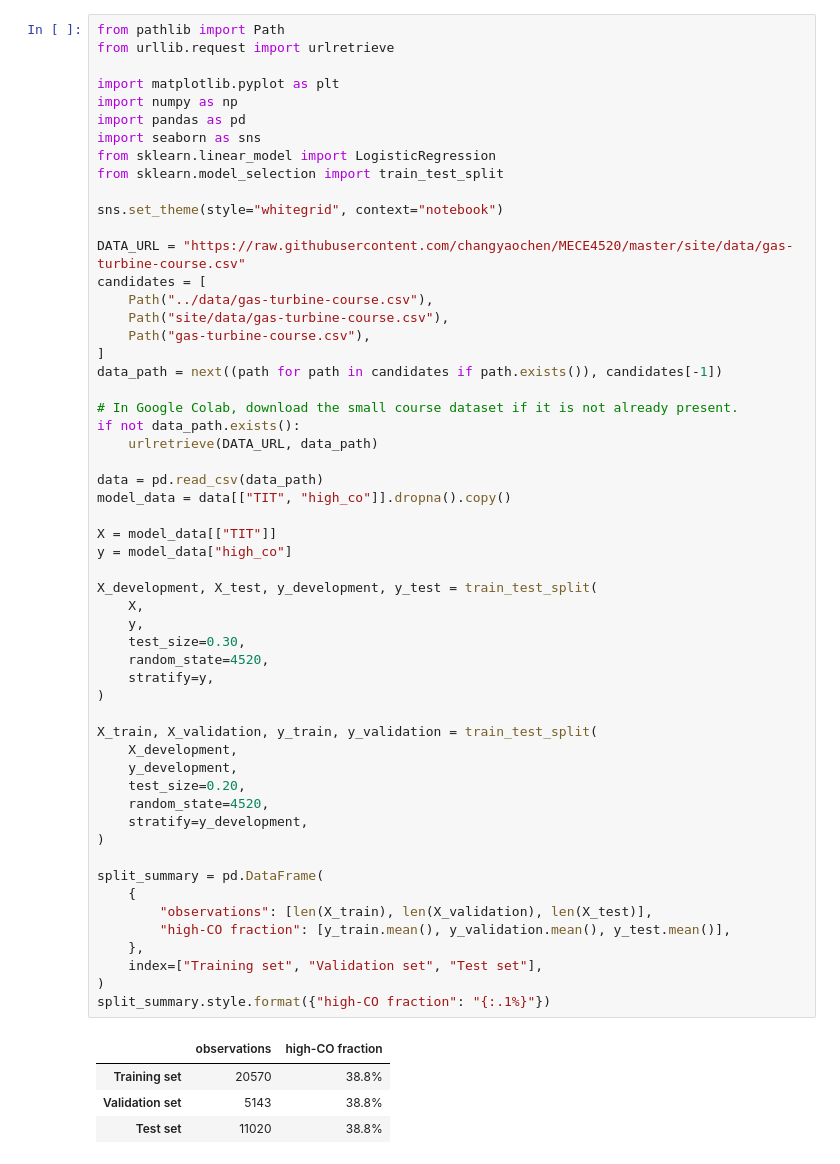
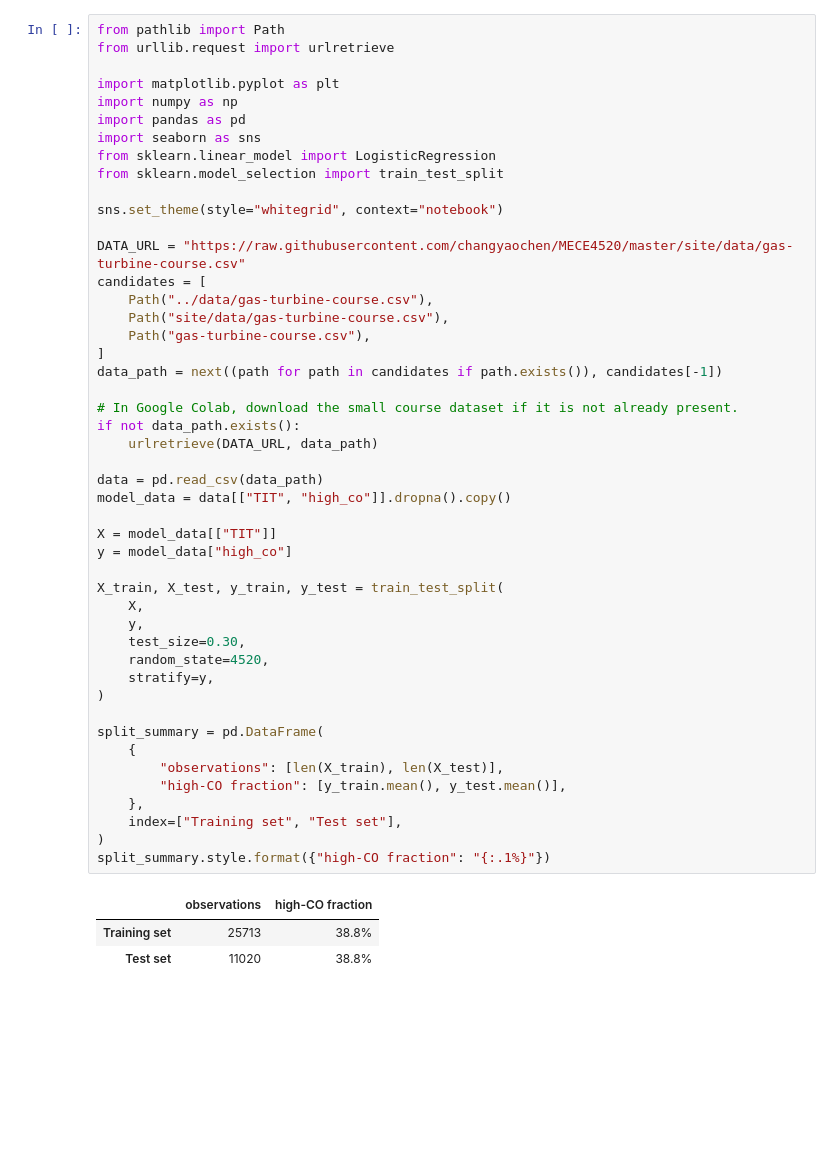
Before and after one commit to changyaochen/MECE4520, a Jupyter notebook: site/classification/03-classification-metrics.ipynb, the cells around one changed output. Drawn from its saved outputs; the diff is of its cells as text; blank space fills up the shorter version.

```diff
--- a/site/classification/03-classification-metrics.ipynb
+++ b/site/classification/03-classification-metrics.ipynb
@@ -30,47 +30,38 @@ candidates = [
     Path("../data/gas-turbine-course.csv"),
     Path("site/data/gas-turbine-course.csv"),
     Path("gas-turbine-course.csv"),
 ]
 data_path = next((path for path in candidates if path.exists()), candidates[-1])
 
 # In Google Colab, download the small course dataset if it is not already present.
 if not data_path.exists():
     urlretrieve(DATA_URL, data_path)
 
 data = pd.read_csv(data_path)
 model_data = data[["TIT", "high_co"]].dropna().copy()
 
 X = model_data[["TIT"]]
 y = model_data["high_co"]
 
-X_development, X_test, y_development, y_test = train_test_split(
+X_train, X_test, y_train, y_test = train_test_split(
     X,
     y,
     test_size=0.30,
     random_state=4520,
     stratify=y,
 )
 
-X_train, X_validation, y_train, y_validation = train_test_split(
-    X_development,
-    y_development,
-    test_size=0.20,
-    random_state=4520,
-    stratify=y_development,
-)
-
 split_summary = pd.DataFrame(
     {
-        "observations": [len(X_train), len(X_validation), len(X_test)],
-        "high-CO fraction": [y_train.mean(), y_validation.mean(), y_test.mean()],
+        "observations": [len(X_train), len(X_test)],
+        "high-CO fraction": [y_train.mean(), y_test.mean()],
     },
-    index=["Training set", "Validation set", "Test set"],
+    index=["Training set", "Test set"],
 )
 split_summary.style.format({"high-CO fraction": "{:.1%}"})
 # %% [output]
 |  | observations | high-CO fraction |
-| Training set | 20570 | 38.8% |
-| Validation set | 5143 | 38.8% |
+| Training set | 25713 | 38.8% |
 | Test set | 11020 | 38.8% |
 # %% [markdown]
 ## 2. Fit a probability model on the training set
```
Also changed, not shown: parts of 22 cells of this notebook, 9 other files.
